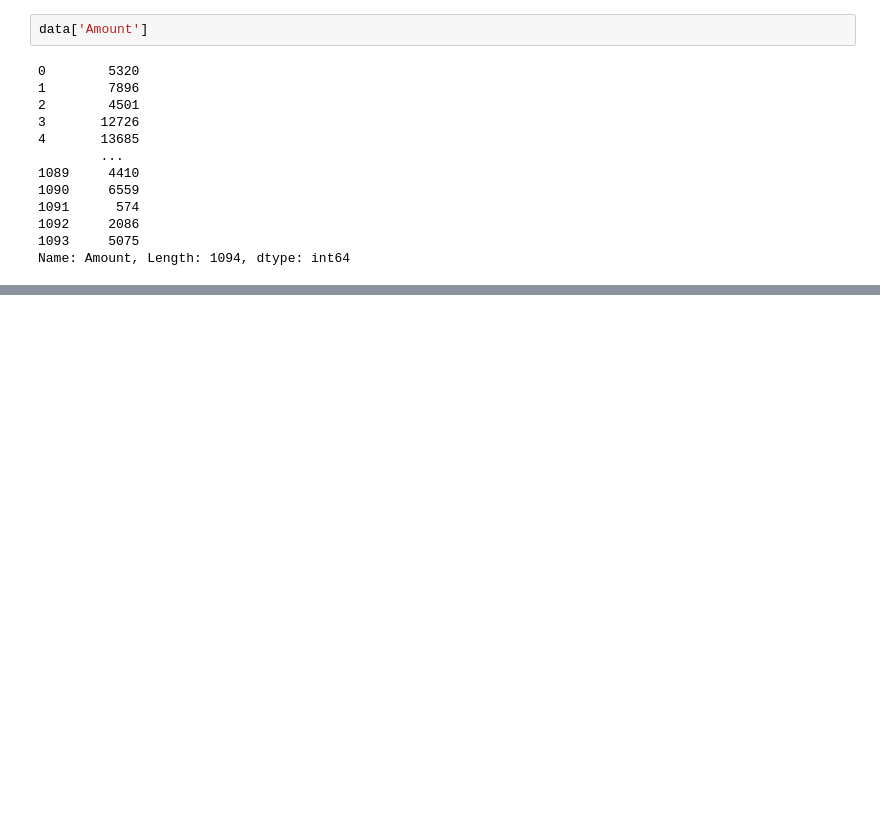
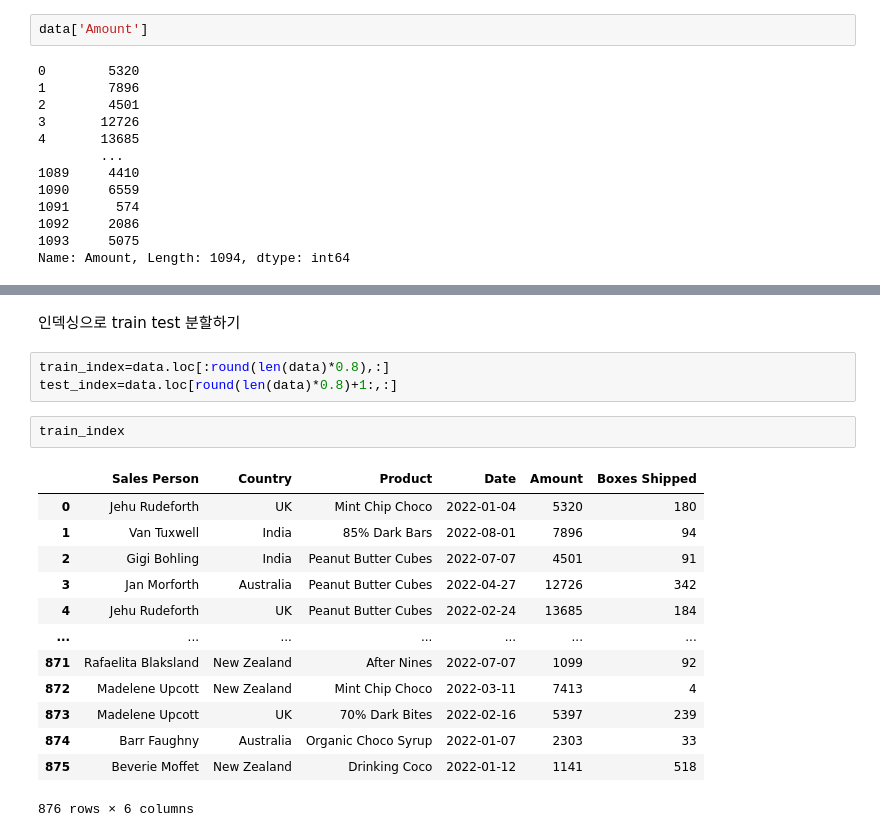
Before and after one commit to 96jayy/blog-python, a Jupyter notebook: chocolate_data/chocolate_sales_analysis.ipynb, the cells around one changed output, grey strips where cells are left out. Cells and saved outputs as stored; diff of their text form; blank space fills up the shorter version.

```diff
--- a/chocolate_data/chocolate_sales_analysis.ipynb
+++ b/chocolate_data/chocolate_sales_analysis.ipynb
@@ -148,0 +188,21 @@ ProfileReport(data)
+# %% [markdown]
+인덱싱으로 train test 분할하기
+# %%
+train_index=data.loc[:round(len(data)*0.8),:]
+test_index=data.loc[round(len(data)*0.8)+1:,:]
+# %%
+train_index
+# %% [output]
+|  | Sales Person | Country | Product | Date | Amount | Boxes Shipped |
+| 0 | Jehu Rudeforth | UK | Mint Chip Choco | 2022-01-04 | 5320 | 180 |
+| 1 | Van Tuxwell | India | 85% Dark Bars | 2022-08-01 | 7896 | 94 |
+| 2 | Gigi Bohling | India | Peanut Butter Cubes | 2022-07-07 | 4501 | 91 |
+| 3 | Jan Morforth | Australia | Peanut Butter Cubes | 2022-04-27 | 12726 | 342 |
+| 4 | Jehu Rudeforth | UK | Peanut Butter Cubes | 2022-02-24 | 13685 | 184 |
+| ... | ... | ... | ... | ... | ... | ... |
+| 871 | Rafaelita Blaksland | New Zealand | After Nines | 2022-07-07 | 1099 | 92 |
+| 872 | Madelene Upcott | New Zealand | Mint Chip Choco | 2022-03-11 | 7413 | 4 |
+| 873 | Madelene Upcott | UK | 70% Dark Bites | 2022-02-16 | 5397 | 239 |
+| 874 | Barr Faughny | Australia | Organic Choco Syrup | 2022-01-07 | 2303 | 33 |
+| 875 | Beverie Moffet | New Zealand | Drinking Coco | 2022-01-12 | 1141 | 518 |
+876 rows × 6 columns
```
Also changed, not shown: parts of 34 cells of this notebook.
